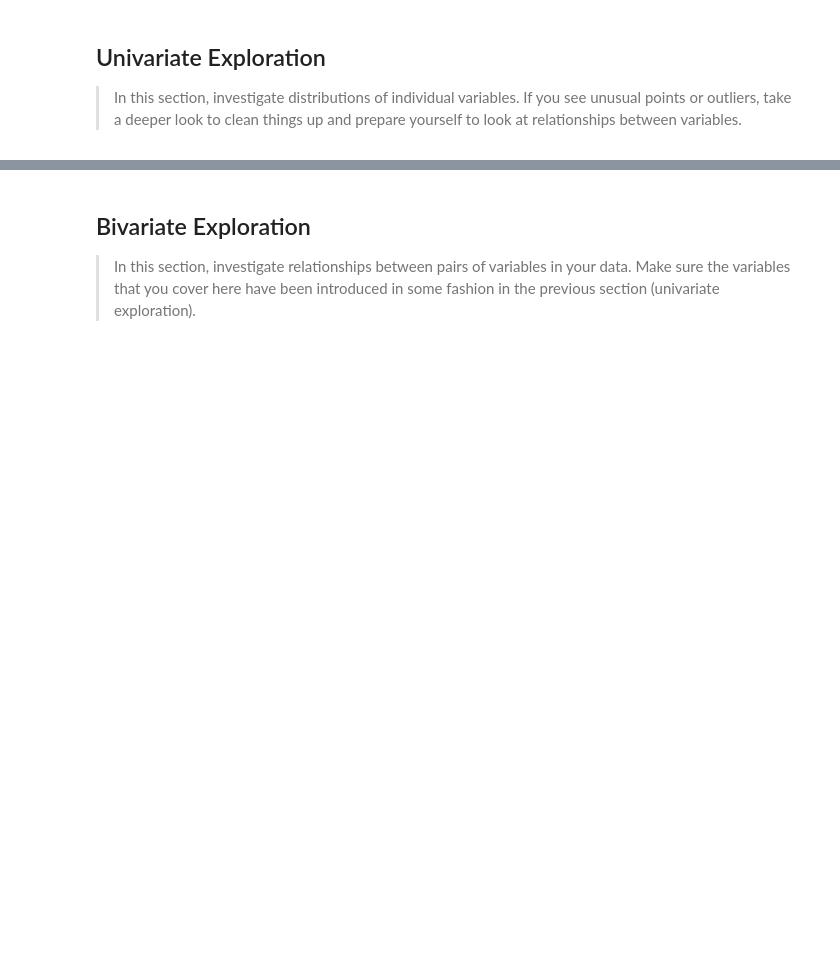
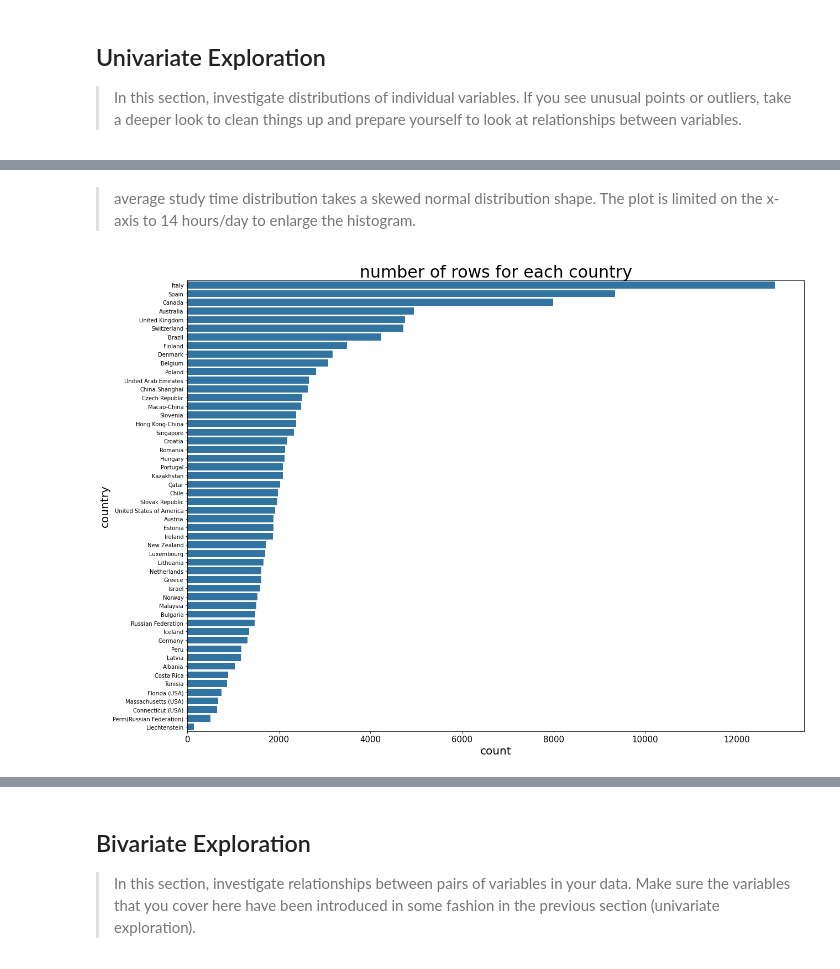
Before and after one commit to gadm21/AI, a Jupyter notebook: Data_science/visualization project/exploration_template.ipynb, the cells around one changed output, grey strips where cells are left out. Cells and saved outputs as stored; diff of their text form; code cells hidden in the pictures; blank space fills up the shorter version.

```diff
--- a/Data_science/visualization project/exploration_template.ipynb
+++ b/Data_science/visualization project/exploration_template.ipynb
@@ -143,0 +381,20 @@ you plan on investigating next.
+# %% [markdown]
+
+
+> average study time distribution takes a skewed normal distribution shape. The plot is limited on the x-axis to 14 hours/day to enlarge the histogram.
+# %%
+plt.figure(figsize = (20, 15))
+order = clean_pisa.country.value_counts().index
+sb.countplot(data = clean_pisa, y = 'country', color = sb.color_palette()[0], order = order)
+
+plt.title('number of rows for each country', fontsize = 30)
+
+ax = plt.gca()
+ax.xaxis.set_tick_params(labelsize = 15)
+ax.yaxis.set_tick_params(labelsize = 10)
+ax.xaxis.label.set_size(20)
+ax.yaxis.label.set_size(20)
+
+plt.show()
+# %% [output]
+[figure, added]
```
Also changed, not shown: parts of 42 cells of this notebook.
